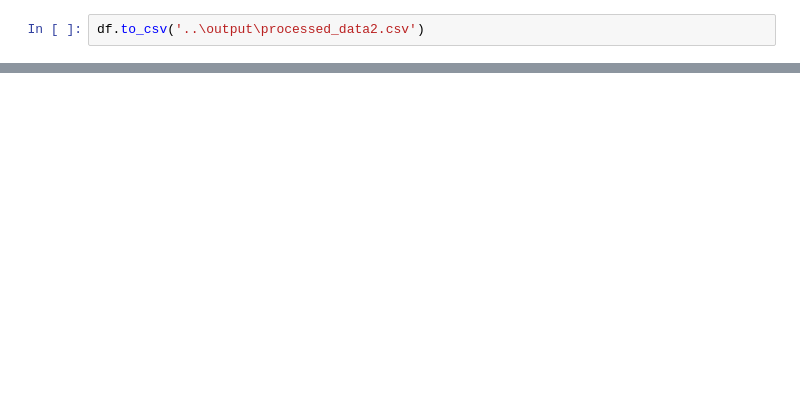
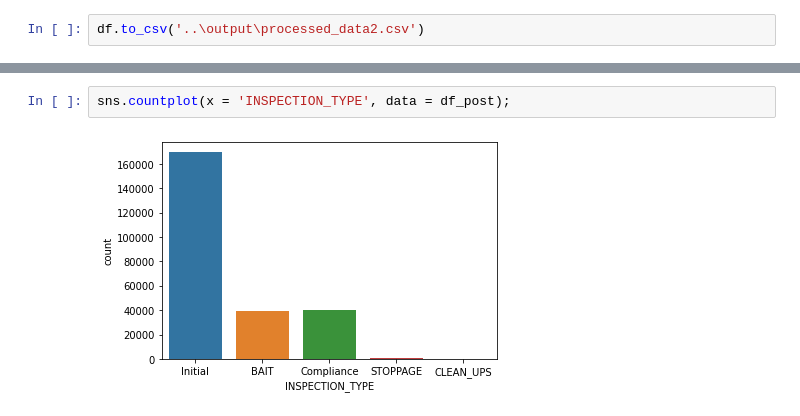
Before and after one commit to TZstatsADS/fall2022-project2-group8, a Jupyter notebook: doc/Woon_EDA.ipynb, the cells around one changed output, grey strips where cells are left out. Drawn from its saved outputs; the diff is of its cells as text; blank space fills up the shorter version.

```diff
--- a/doc/Woon_EDA.ipynb
+++ b/doc/Woon_EDA.ipynb
@@ -111,0 +96,4 @@ df.to_csv('..\output\processed_data2.csv')
+# %%
+sns.countplot(x = 'INSPECTION_TYPE', data = df_post);
+# %% [output]
+[figure, added]
```
Also changed, not shown: parts of 14 cells of this notebook.
